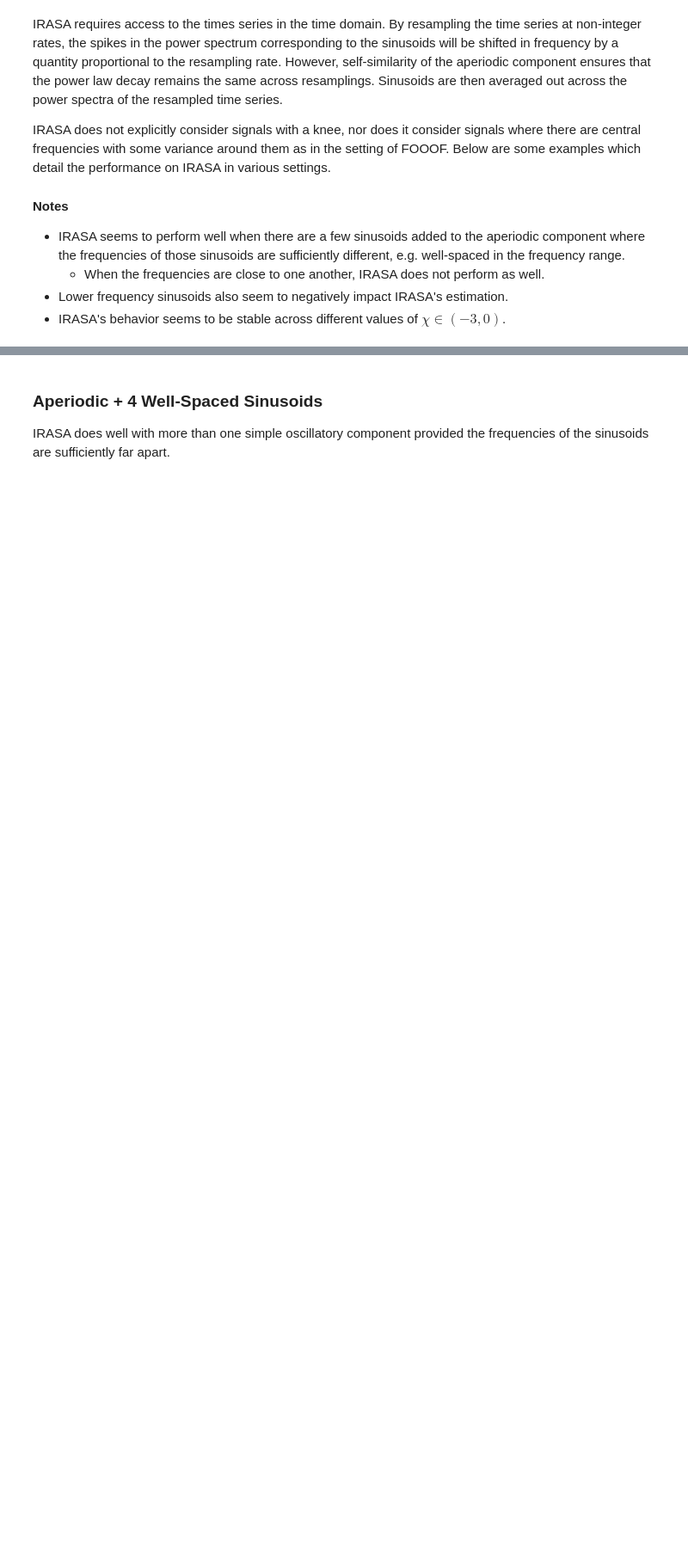
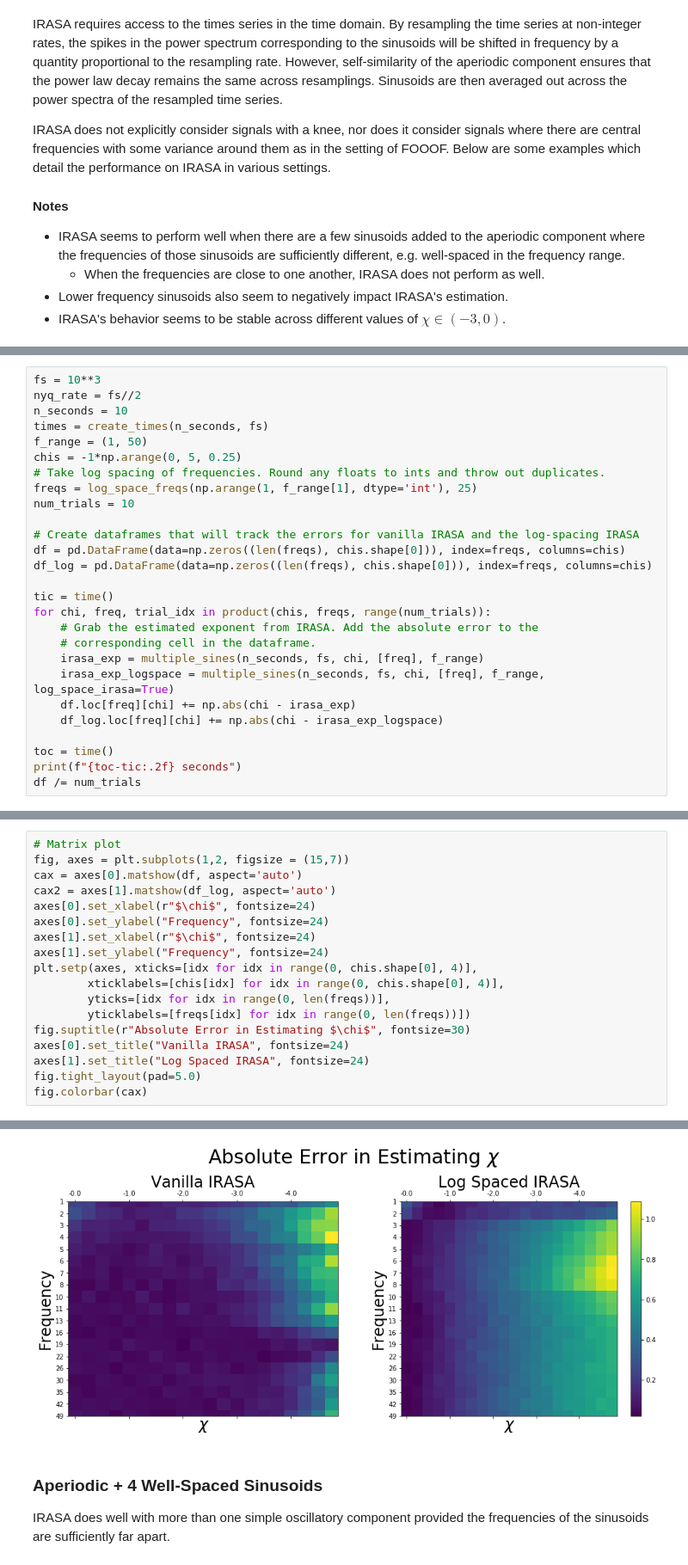
Before and after one commit to AperiodicMethods/AperiodicMethods, a Jupyter notebook: notebooks/EricIRASANotes.ipynb, the cells around one changed output, grey strips where cells are left out. Shown at 86% size. Cells and saved outputs as stored; diff of their text form; blank space fills up the shorter version.

Commit message:
WIP add enhanced grid search experiments and log spacing comparisons.

```diff
--- a/notebooks/EricIRASANotes.ipynb
+++ b/notebooks/EricIRASANotes.ipynb
@@ -56,0 +170,27 @@ Expected exponent: -1.75
+# %%
+fs = 10**3
+nyq_rate = fs//2
+n_seconds = 10
+times = create_times(n_seconds, fs)
+f_range = (1, 50)
+chis = -1*np.arange(0, 5, 0.25)
+# Take log spacing of frequencies. Round any floats to ints and throw out duplicates.
+freqs = log_space_freqs(np.arange(1, f_range[1], dtype='int'), 25)
+num_trials = 10
+
+# Create dataframes that will track the errors for vanilla IRASA and the log-spacing IRASA
+df = pd.DataFrame(data=np.zeros((len(freqs), chis.shape[0])), index=freqs, columns=chis)
+df_log = pd.DataFrame(data=np.zeros((len(freqs), chis.shape[0])), index=freqs, columns=chis)
+
+tic = time()
+for chi, freq, trial_idx in product(chis, freqs, range(num_trials)):
+    # Grab the estimated exponent from IRASA. Add the absolute error to the
+    # corresponding cell in the dataframe.
+    irasa_exp = multiple_sines(n_seconds, fs, chi, [freq], f_range)
+    irasa_exp_logspace = multiple_sines(n_seconds, fs, chi, [freq], f_range, log_space_irasa=True)
+    df.loc[freq][chi] += np.abs(chi - irasa_exp)
+    df_log.loc[freq][chi] += np.abs(chi - irasa_exp_logspace)
+
+toc = time()
+print(f"{toc-tic:.2f} seconds")
+df /= num_trials
@@ -56,0 +199,19 @@ Expected exponent: -1.75
+# %%
+# Matrix plot
+fig, axes = plt.subplots(1,2, figsize = (15,7))
+cax = axes[0].matshow(df, aspect='auto')
+cax2 = axes[1].matshow(df_log, aspect='auto')
+axes[0].set_xlabel(r"$\chi$", fontsize=24)
+axes[0].set_ylabel("Frequency", fontsize=24)
+axes[1].set_xlabel(r"$\chi$", fontsize=24)
+axes[1].set_ylabel("Frequency", fontsize=24)
+plt.setp(axes, xticks=[idx for idx in range(0, chis.shape[0], 4)],
+        xticklabels=[chis[idx] for idx in range(0, chis.shape[0], 4)],
+        yticks=[idx for idx in range(0, len(freqs))],
+        yticklabels=[freqs[idx] for idx in range(0, len(freqs))])
+fig.suptitle(r"Absolute Error in Estimating $\chi$", fontsize=30)
+axes[0].set_title("Vanilla IRASA", fontsize=24)
+axes[1].set_title("Log Spaced IRASA", fontsize=24)
+fig.tight_layout(pad=5.0)
+fig.colorbar(cax)
+# %% [output]
@@ -57,3 +219,4 @@ Expected exponent: -1.75
+[figure, added]
 # %% [markdown]
 ### Aperiodic + 4 Well-Spaced Sinusoids
 
```
Also changed, not shown: parts of 18 cells of this notebook, 1 other file.
